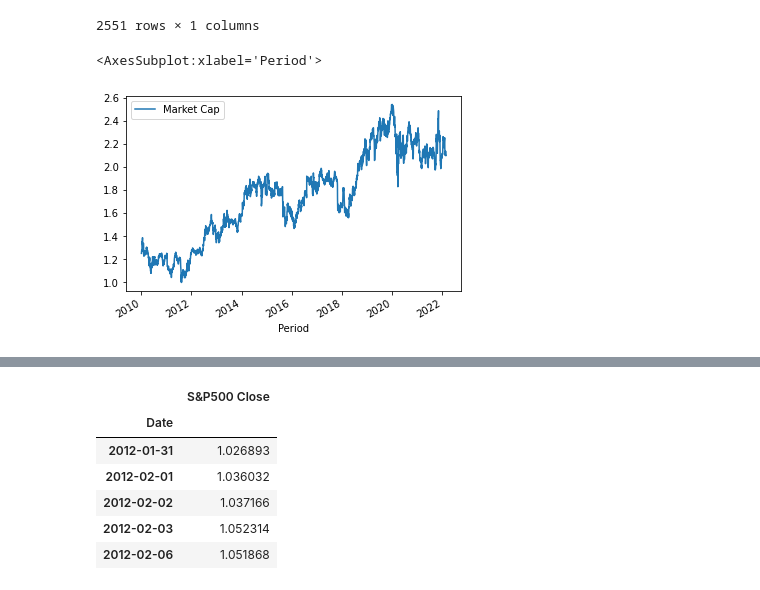
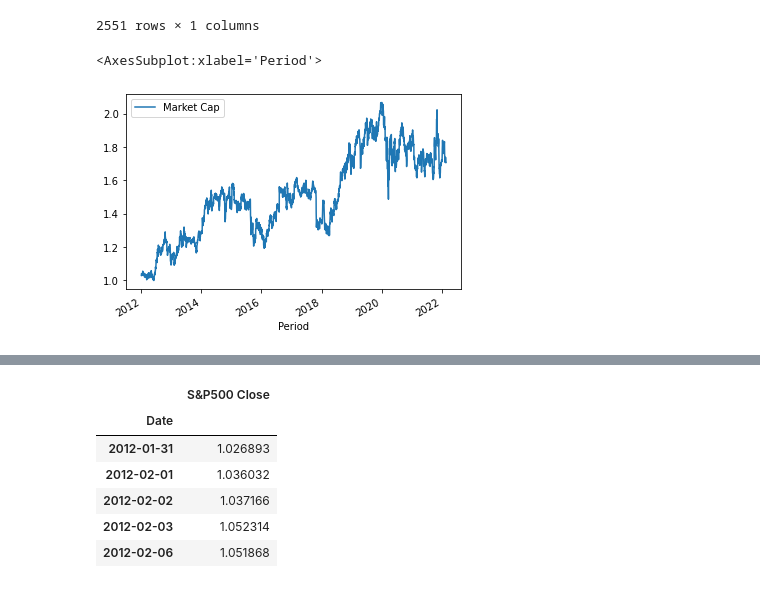
Before and after one commit to canavm2/Index_Investing_Investigation, a Jupyter notebook: IndividualStocksvsSP500.ipynb, the cells around one changed output, grey strips where cells are left out. Saved outputs shown, nothing was run; the diff lists cells and outputs as text; code cells hidden in the pictures.

```diff
--- a/IndividualStocksvsSP500.ipynb
+++ b/IndividualStocksvsSP500.ipynb
@@ -50,8 +50,8 @@ MRK_MC_Normalized
 | 2012-01-03 | 1.029878 |
 2551 rows × 1 columns
 # %%
-MRK_MC_Data_Normalized.plot()
+MRK_MC_Normalized.plot()
 # %% [output]
 <AxesSubplot:xlabel='Period'>
-[figure, old version]
+[figure, new version]
 # %%
```
Also changed, not shown: parts of 6 cells of this notebook, 4 other files.
